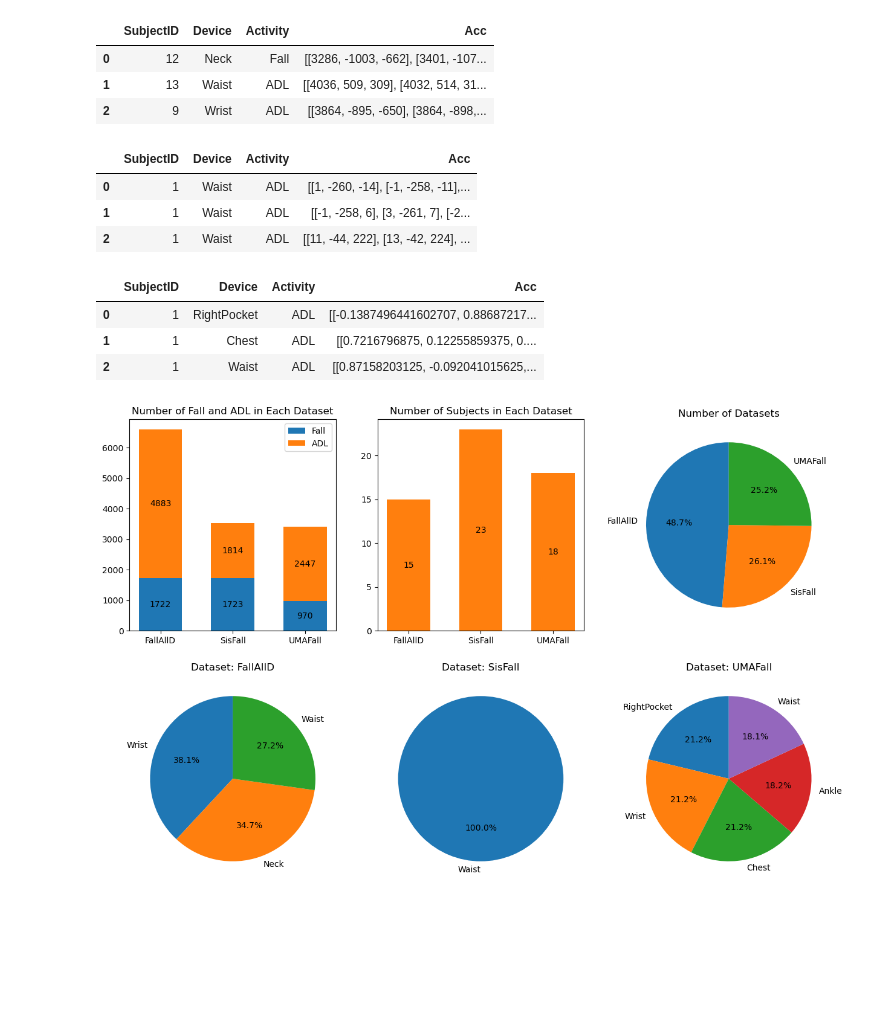
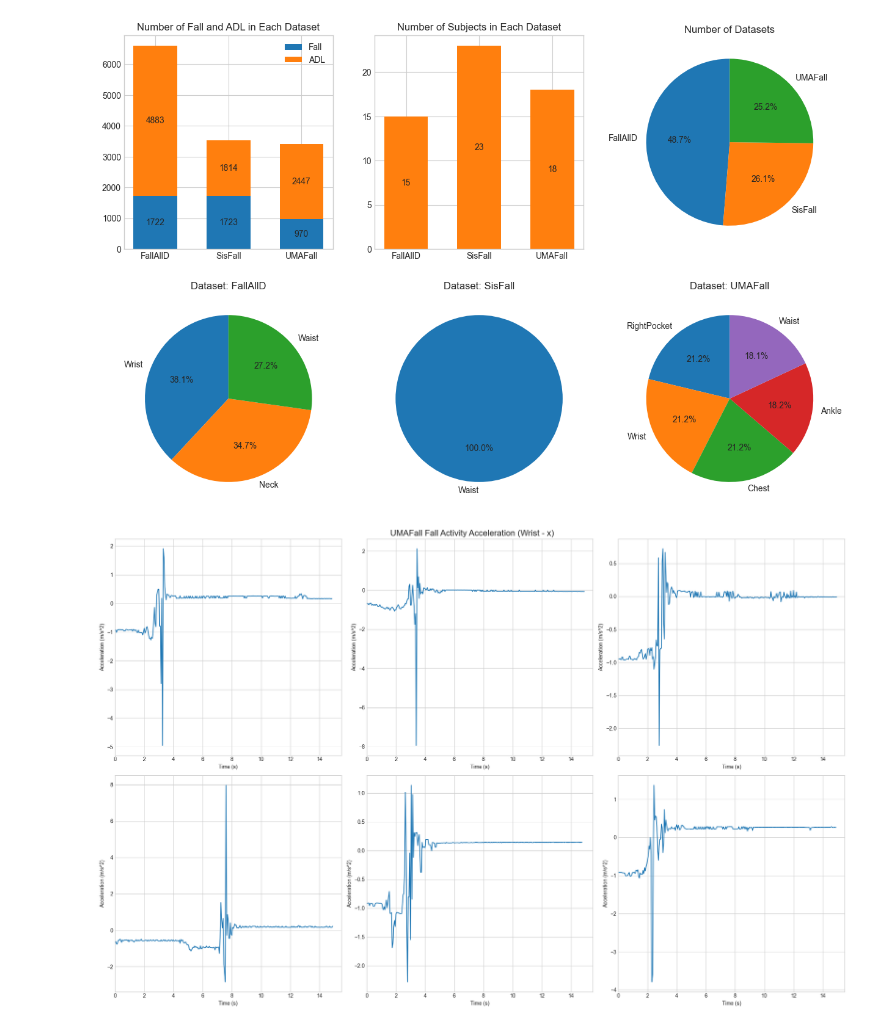
Before and after one commit to Ren8394/Fall-Detection-Collection, a Jupyter notebook: datasets/data-visualisation.ipynb, the cells around one changed output. Saved outputs shown, nothing was run; the diff lists cells and outputs as text; code cells hidden in the pictures; blank space fills up the shorter version.

Commit message:
acc signal plot

```diff
--- a/datasets/data-visualisation.ipynb
+++ b/datasets/data-visualisation.ipynb
@@ -2,6 +2,8 @@
 import numpy as np
 import pandas as pd
 import matplotlib.pyplot as plt
+plt.style.use('seaborn-v0_8-whitegrid')
+import matplotlib.animation as animation
 
 from pathlib import Path
 # %%
@@ -9,24 +11,3 @@ processed_Data_Folder = Path.cwd().joinpath('processed')
 df_FallAllD = pd.read_pickle(processed_Data_Folder.joinpath('FallAllD-Preliminary.pkl'))
 df_SisFall = pd.read_pickle(processed_Data_Folder.joinpath('SisFall-Preliminary.pkl'))
 df_UMAFall = pd.read_pickle(processed_Data_Folder.joinpath('UMAFall-Preliminary.pkl'))
-# %%
-df_FallAllD.head(3)
-# %% [output]
-|  | SubjectID | Device | Activity | Acc |
-| 0 | 12 | Neck | Fall | [[3286, -1003, -662], [3401, -107... |
-| 1 | 13 | Waist | ADL | [[4036, 509, 309], [4032, 514, 31... |
-| 2 | 9 | Wrist | ADL | [[3864, -895, -650], [3864, -898,... |
-# %%
-df_SisFall.head(3)
-# %% [output]
-|  | SubjectID | Device | Activity | Acc |
-| 0 | 1 | Waist | ADL | [[1, -260, -14], [-1, -258, -11],... |
-| 1 | 1 | Waist | ADL | [[-1, -258, 6], [3, -261, 7], [-2... |
-| 2 | 1 | Waist | ADL | [[11, -44, 222], [13, -42, 224], ... |
-# %%
-df_UMAFall.head(3)
-# %% [output]
-|  | SubjectID | Device | Activity | Acc |
-| 0 | 1 | RightPocket | ADL | [[-0.1387496441602707, 0.88687217... |
-| 1 | 1 | Chest | ADL | [[0.7216796875, 0.12255859375, 0.... |
-| 2 | 1 | Waist | ADL | [[0.87158203125, -0.092041015625,... |
@@ -51,29 +14,81 @@ dataset_counts = (df_FallAllD.shape[0], df_SisFall.shape[0], df_UMAFall.shape[0]
 # %%
+"""
+1. Plot the number of fall and ADL in each dataset
+2. Plot the number of subjects in each dataset
+3. Plot the number of datasets
+4. Plot device location in each dataset
+"""
+
+dataset = ('FallAllD', 'SisFall', 'UMAFall')
+motion_counts = {
+    'Fall': np.array([
+        df_FallAllD[df_FallAllD['Activity'] == 'Fall'].shape[0],
+        df_SisFall[df_SisFall['Activity'] == 'Fall'].shape[0],
+        df_UMAFall[df_UMAFall['Activity'] == 'Fall'].shape[0]]),
+    'ADL': np.array([
+        df_FallAllD[df_FallAllD['Activity'] == 'ADL'].shape[0],
+        df_SisFall[df_SisFall['Activity'] == 'ADL'].shape[0],
+        df_UMAFall[df_UMAFall['Activity'] == 'ADL'].shape[0]]),
+}
+subject_counts = (
+    df_FallAllD['SubjectID'].nunique(),
+    df_SisFall['SubjectID'].nunique(),
+    df_UMAFall['SubjectID'].nunique()
+)
+dataset_counts = (df_FallAllD.shape[0], df_SisFall.shape[0], df_UMAFall.shape[0])
+
 fig, ax = plt.subplots(2, 3, figsize=(15, 10))
 bottom = np.zeros(3)
 # red, blue, green, yellow, purple, orange
 colors = ["#D32F2F", "#1976D2", "#388E3C", "#FBC02D", "#8E24AA", "#F57C00"]
 
 for motion, motion_count in motion_counts.items():
     p1 = ax[0, 0].bar(dataset, motion_count, width=0.6, label=motion, bottom=bottom)
     bottom += motion_count
     ax[0, 0].bar_label(p1, label_type='center')
 
 ax[0, 0].set_title('Number of Fall and ADL in Each Dataset')
 ax[0, 0].legend()
 
 for i, df in enumerate([df_FallAllD, df_SisFall, df_UMAFall]):
     ax[1, i].set_title(f"Dataset: {dataset[i]}")
     df['Device'].value_counts().plot(kind='pie', ax=ax[1, i], autopct='%1.1f%%', startangle=90)
     ax[1, i].get_yaxis().set_visible(False)
 
 p2 = ax[0, 1].bar(dataset, subject_counts, width=0.6, color='#ff7f0e')
 ax[0, 1].bar_label(p2, label_type='center')
 ax[0, 1].set_title('Number of Subjects in Each Dataset')
 
 ax[0, 2].pie(dataset_counts, labels=dataset, autopct='%1.1f%%', startangle=90)
 ax[0, 2].set_title('Number of Datasets')
 
 plt.show()
 # %% [output]
-[figure, old version]
+[figure, new version]
+# %%
+"""
+Plot Fall Accerlation of the dataset (Wrist - x)
+"""
+sr = 20
+df = df_UMAFall[df_UMAFall['Device'] == 'Wrist']
+
+# sr = 238
+# df = df_FallAllD[df_FallAllD['Device'] == 'Wrist']
+
+df = df[df['Activity'] == 'Fall']
+df.reset_index(drop=True, inplace=True)
+
+fig, axs = plt.subplots(2, 3, figsize=(20, 13))
+axs = axs.flatten()
+for i, v in enumerate(np.random.randint(0, df.shape[0], 6)):
+    x = np.arange(0, df.loc[v, 'Acc'].shape[0], 1) / sr
+    y = df.loc[v, 'Acc'][:, 0].tolist()
+    axs[i].plot(x, y)
+    axs[i].set_xlabel('Time (s)')
+    axs[i].set_ylabel('Acceleration (m/s^2)')
+    axs[i].set_xlim(0, 15.5)
+fig.suptitle(f"UMAFall Fall Activity Acceleration (Wrist - x)", fontsize=16)
+plt.tight_layout()
+plt.show()
+# %% [output]
+[figure, added]
```
Also changed, not shown: parts of 1 cell of this notebook.
